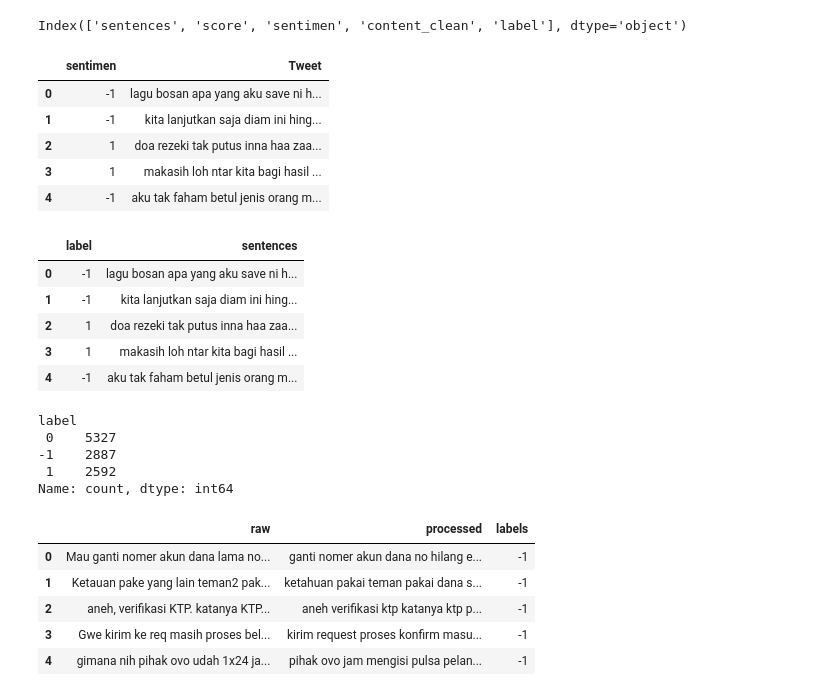
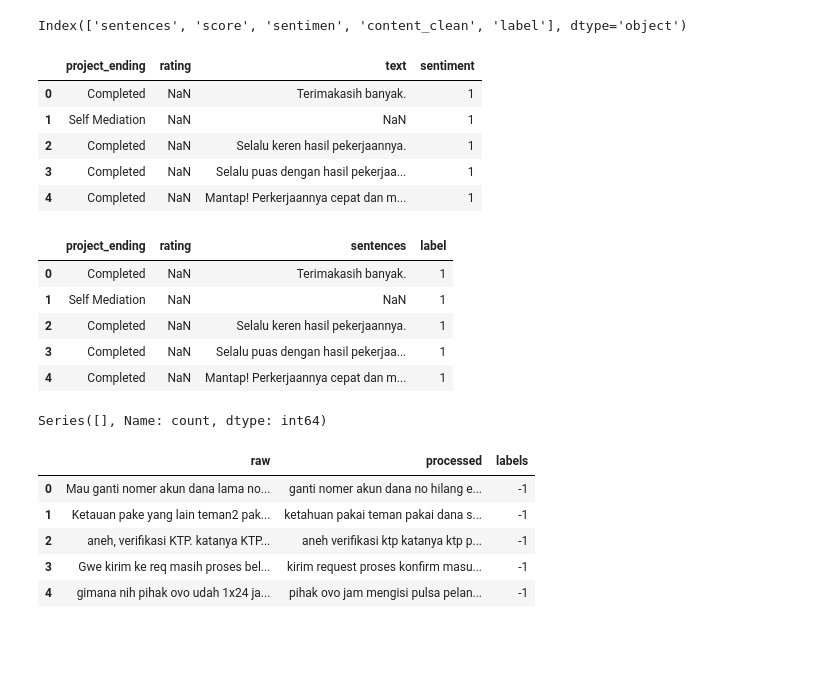
Before and after one commit to EstiAsmareta/dataset-sentimen-analisis, a Jupyter notebook: RNN_NLP_CATEGORICAL_SENTIMEN_ANALYSIS.ipynb, the cells around one changed output. Saved outputs shown, nothing was run; the diff lists cells and outputs as text; code cells hidden in the pictures; blank space fills up the shorter version.

```diff
--- a/RNN_NLP_CATEGORICAL_SENTIMEN_ANALYSIS.ipynb
+++ b/RNN_NLP_CATEGORICAL_SENTIMEN_ANALYSIS.ipynb
@@ -100,34 +100,34 @@ df_lain1.columns
 # %% [output]
 Index(['sentences', 'score', 'sentimen', 'content_clean', 'label'], dtype='object')
 # %%
-df_lain2 = pd.read_csv('https://raw.githubusercontent.com/ridife/dataset-idsa/master/Indonesian%20Sentiment%20Twitter%20Dataset%20Labeled.csv', delimiter='\t')
+# df_lain2 = pd.read_csv('https://raw.githubusercontent.com/ridife/dataset-idsa/master/Indonesian%20Sentiment%20Twitter%20Dataset%20Labeled.csv', delimiter='\t')
+df_lain2 = pd.read_excel('predicted_comments.xlsx')
 df_lain2.head()
 # %% [output]
-|  | sentimen | Tweet |
-| 0 | -1 | lagu bosan apa yang aku save ni h... |
-| 1 | -1 | kita lanjutkan saja diam ini hing... |
-| 2 | 1 | doa rezeki tak putus inna haa zaa... |
-| 3 | 1 | makasih loh ntar kita bagi hasil ... |
-| 4 | -1 | aku tak faham betul jenis orang m... |
+|  | project_ending | rating | text | sentiment |
+| 0 | Completed | NaN | Terimakasih banyak. | 1 |
+| 1 | Self Mediation | NaN | NaN | 1 |
+| 2 | Completed | NaN | Selalu keren hasil pekerjaannya. | 1 |
+| 3 | Completed | NaN | Selalu puas dengan hasil pekerjaa... | 1 |
+| 4 | Completed | NaN | Mantap! Perkerjaannya cepat dan m... | 1 |
 # %%
-df_lain2 = df_lain2.rename(columns={'sentimen':'label'})
-df_lain2 = df_lain2.rename(columns={'Tweet':'sentences'})
+# df_lain2 = df_lain2.rename(columns={'sentimen':'label'})
+df_lain2 = df_lain2.rename(columns={'sentiment':'label'})
+df_lain2 = df_lain2.rename(columns={'text':'sentences'})
 (df_lain2.head())
 # %% [output]
-|  | label | sentences |
-| 0 | -1 | lagu bosan apa yang aku save ni h... |
-| 1 | -1 | kita lanjutkan saja diam ini hing... |
-| 2 | 1 | doa rezeki tak putus inna haa zaa... |
-| 3 | 1 | makasih loh ntar kita bagi hasil ... |
-| 4 | -1 | aku tak faham betul jenis orang m... |
+|  | project_ending | rating | sentences | label |
+| 0 | Completed | NaN | Terimakasih banyak. | 1 |
+| 1 | Self Mediation | NaN | NaN | 1 |
+| 2 | Completed | NaN | Selalu keren hasil pekerjaannya. | 1 |
+| 3 | Completed | NaN | Selalu puas dengan hasil pekerjaa... | 1 |
+| 4 | Completed | NaN | Mantap! Perkerjaannya cepat dan m... | 1 |
-# %%
-df_lain2['label'].value_counts()
-# %% [output]
-label
- 0    5327
--1    2887
- 1    2592
-Name: count, dtype: int64
+# %%
+df_lain2['label'] = df_lain2['label'].replace(2, -1)
+df_lain2.dropna(inplace=True)
+df_lain2['label'].value_counts()
+# %% [output]
+Series([], Name: count, dtype: int64)
 # %%
 df_lain3 = pd.read_csv('https://raw.githubusercontent.com/kaenova/Analisis-Sentimen-Aplikasi-Dompet-Digital-Indonesia-Menggunakan-Metode-CNN-Dan-LSTM/main/data/manualLabelV1/FinalLabel.csv')
 df_lain3.head()
```
Also changed, not shown: parts of 26 cells of this notebook.
